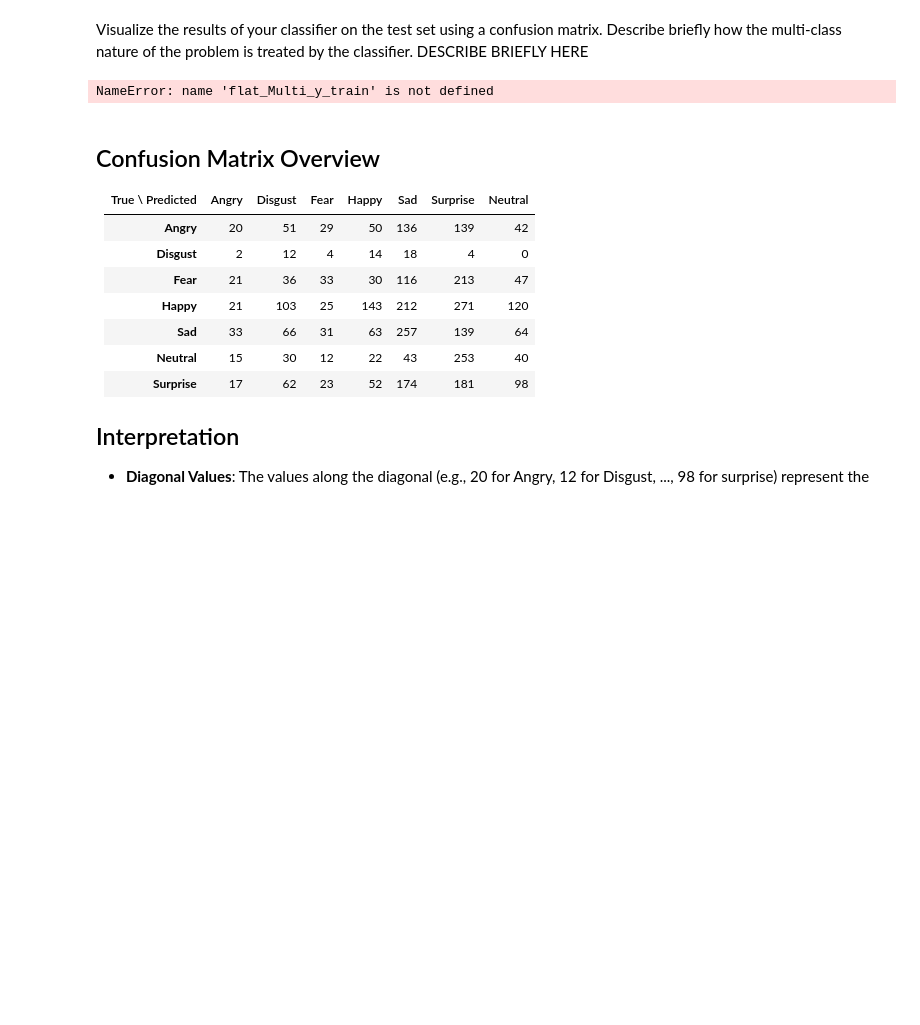
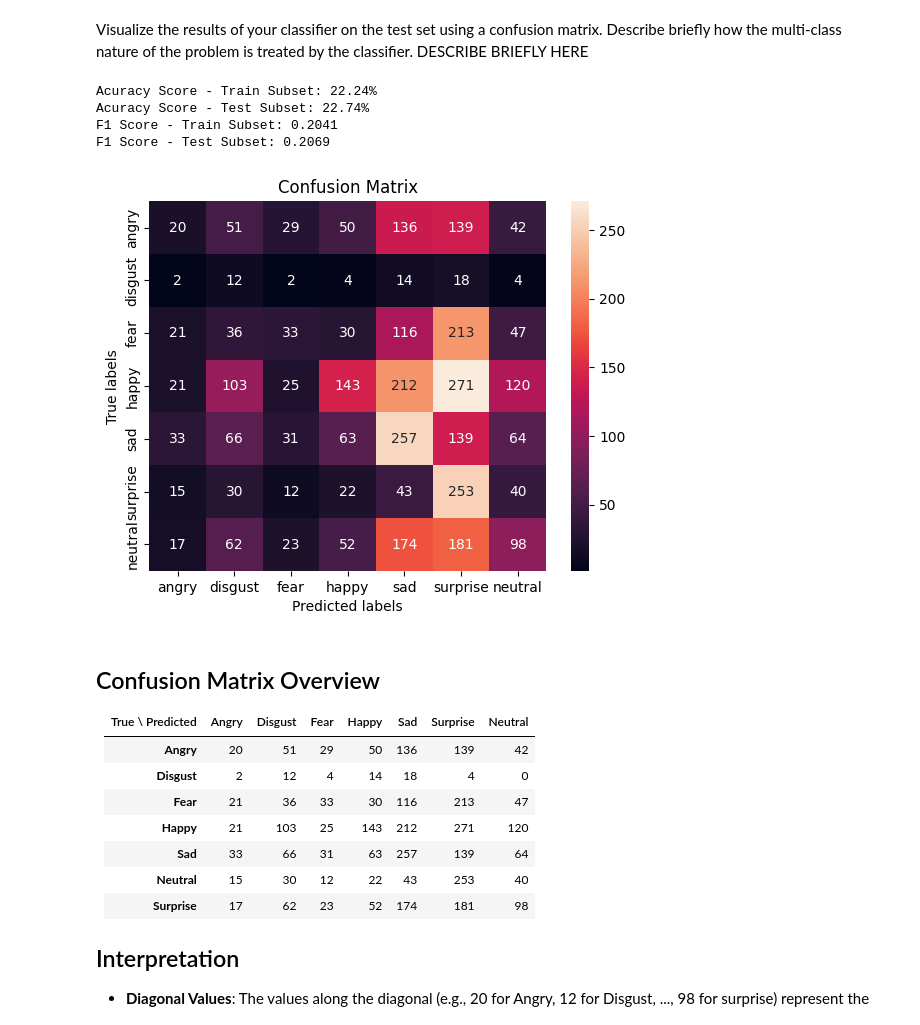
Before and after one commit to ErnieSumoso/python-development-notebooks, a Jupyter notebook: Machine Learning Exercises/05 ML Exercises - Image classification binary and multiclass.ipynb, the cells around one changed output. Cells and saved outputs as stored; diff of their text form; code cells hidden in the pictures; blank space fills up the shorter version.

```diff
--- a/Machine Learning Exercises/05 ML Exercises - Image classification binary and multiclass.ipynb
+++ b/Machine Learning Exercises/05 ML Exercises - Image classification binary and multiclass.ipynb
@@ -450,18 +562,33 @@ flat_multi_x_test.shape
+# %%
+encoded = []
+for i, instance in enumerate(y_training):
+    encoded.append(list(instance).index(1))
+encoded = np.array(encoded)
+# %%
+encoded_test = []
+for i, instance in enumerate(y_testing):
+    encoded_test.append(list(instance).index(1))
+encoded_test = np.array(encoded_test)
 # %%
 # use Naive Bayes to classify 7 classes of emotions
 gnb_multi = GaussianNB()
-y_multi_pred_train, y_multi_pred_test = train_model(gnb_multi, flat_multi_x_train, flat_multi_y_train, flat_multi_x_test)
+y_multi_pred_train, y_multi_pred_test = train_model(gnb_multi, flat_multi_x_train, encoded, flat_multi_x_test)
 # %% [output]
 GaussianNB()
 # %% [markdown]
 Visualize the results of your classifier on the test set using a confusion matrix. Describe briefly how the multi-class nature of the problem is treated by the classifier.
 DESCRIBE BRIEFLY HERE
 # %%
-display_classifier_metrics(flat_Multi_y_train, y_multi_pred_train, flat_Multi_y_test, y_multi_pred_test, average='weighted')
+display_classifier_metrics(encoded, y_multi_pred_train, encoded_test, y_multi_pred_test, average='weighted')
 # %% [output]
-NameError: name 'flat_Multi_y_train' is not defined
+Acuracy Score - Train Subset: 22.24%
+Acuracy Score - Test Subset: 22.74%
+F1 Score - Train Subset: 0.2041
+F1 Score - Test Subset: 0.2069
 # %%
-plot_confusion_matrix(flat_Multi_y_test, y_multi_pred_test, labels=['angry', 'disgust', 'fear', 'happy', 'sad', 'surprise', 'neutral'])
+plot_confusion_matrix(encoded_test, y_multi_pred_test, labels=['angry', 'disgust', 'fear', 'happy', 'sad', 'surprise', 'neutral'])
+# %% [output]
+[figure, added]
 # %% [markdown]
 ## Confusion Matrix Overview
 
```
Also changed, not shown: parts of 48 cells of this notebook.
